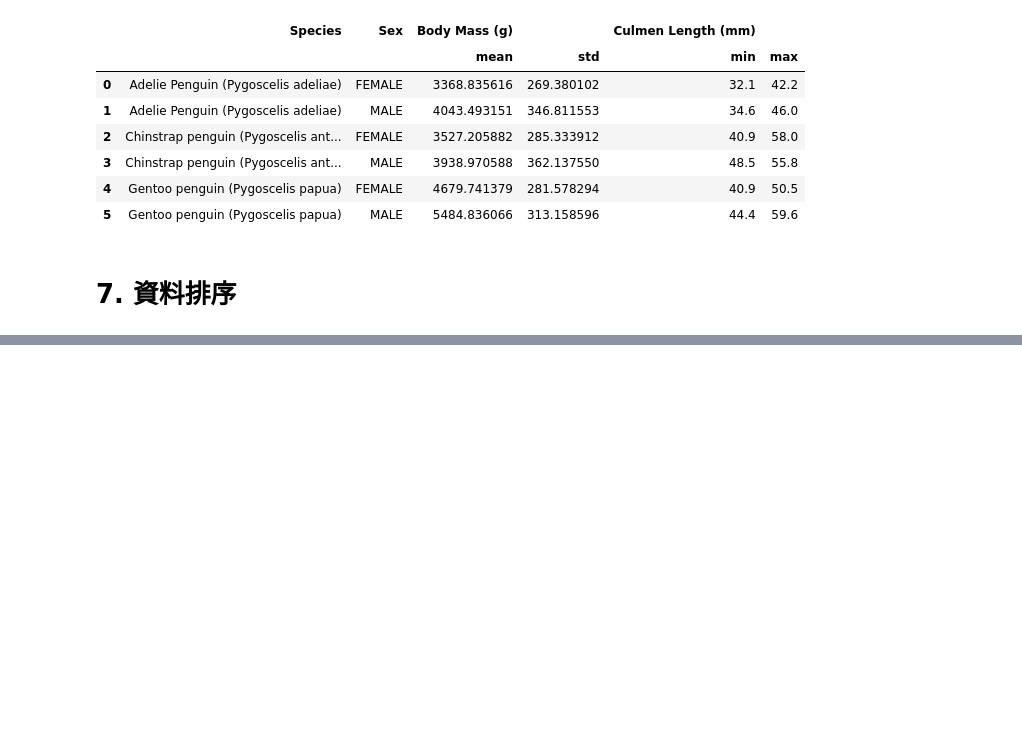
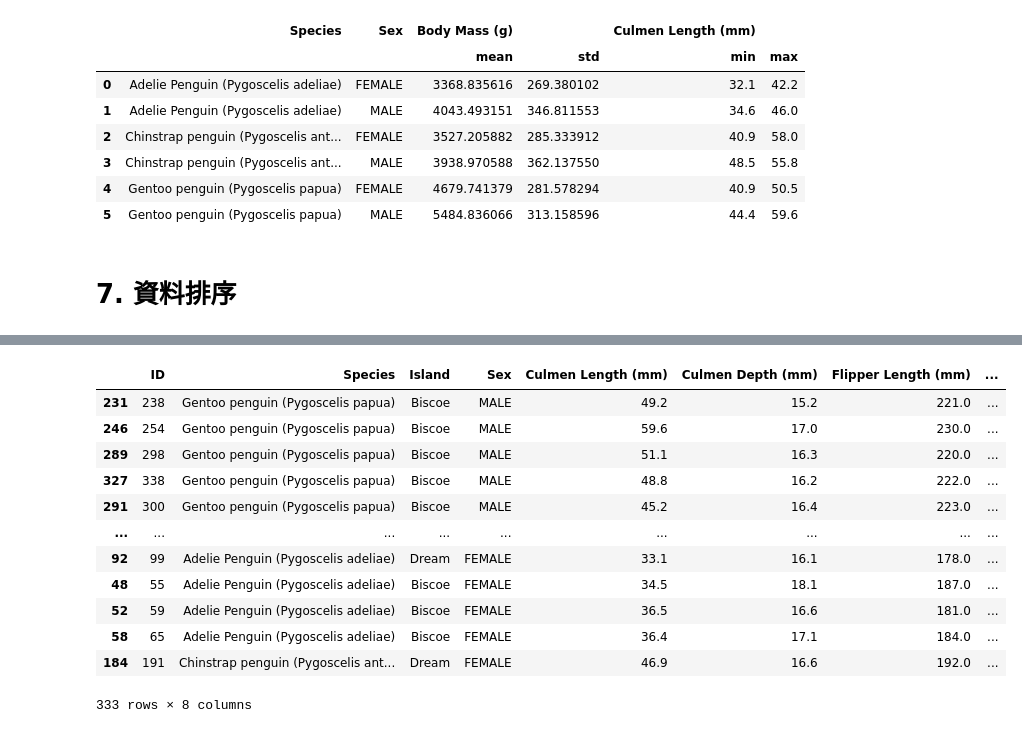
Before and after one commit to Alexchen666/Data-Analysis-101, a Jupyter notebook: pandas.ipynb, the cells around one changed output, grey strips where cells are left out. Cells and saved outputs as stored; diff of their text form; code cells hidden in the pictures; blank space fills up the shorter version.

```diff
--- a/pandas.ipynb
+++ b/pandas.ipynb
@@ -477,0 +487,16 @@ df.groupby(['Species', 'Sex'], as_index=False).agg({'Body Mass (g)': ['mean', 's
+# %%
+df.sort_values('Body Mass (g)', ascending=False)
+# %% [output]
+|  | ID | Species | Island | Sex | Culmen Length (mm) | Culmen Depth (mm) | Flipper Length (mm) | ... |
+| 231 | 238 | Gentoo penguin (Pygoscelis papua) | Biscoe | MALE | 49.2 | 15.2 | 221.0 | ... |
+| 246 | 254 | Gentoo penguin (Pygoscelis papua) | Biscoe | MALE | 59.6 | 17.0 | 230.0 | ... |
+| 289 | 298 | Gentoo penguin (Pygoscelis papua) | Biscoe | MALE | 51.1 | 16.3 | 220.0 | ... |
+| 327 | 338 | Gentoo penguin (Pygoscelis papua) | Biscoe | MALE | 48.8 | 16.2 | 222.0 | ... |
+| 291 | 300 | Gentoo penguin (Pygoscelis papua) | Biscoe | MALE | 45.2 | 16.4 | 223.0 | ... |
+| ... | ... | ... | ... | ... | ... | ... | ... | ... |
+| 92 | 99 | Adelie Penguin (Pygoscelis adeliae) | Dream | FEMALE | 33.1 | 16.1 | 178.0 | ... |
+| 48 | 55 | Adelie Penguin (Pygoscelis adeliae) | Biscoe | FEMALE | 34.5 | 18.1 | 187.0 | ... |
+| 52 | 59 | Adelie Penguin (Pygoscelis adeliae) | Biscoe | FEMALE | 36.5 | 16.6 | 181.0 | ... |
+| 58 | 65 | Adelie Penguin (Pygoscelis adeliae) | Biscoe | FEMALE | 36.4 | 17.1 | 184.0 | ... |
+| 184 | 191 | Chinstrap penguin (Pygoscelis ant... | Dream | FEMALE | 46.9 | 16.6 | 192.0 | ... |
+333 rows × 8 columns
```
Also changed, not shown: parts of 2 cells of this notebook.
